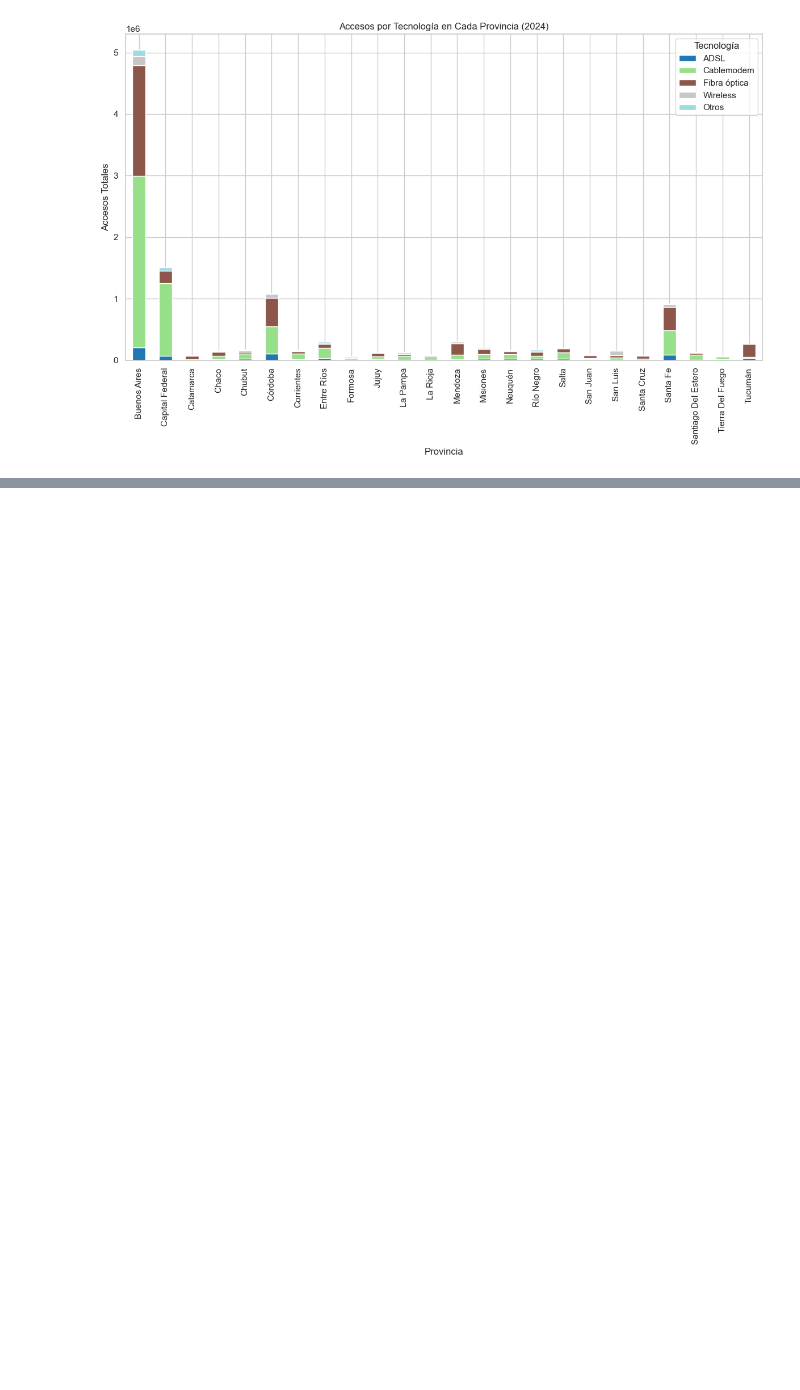
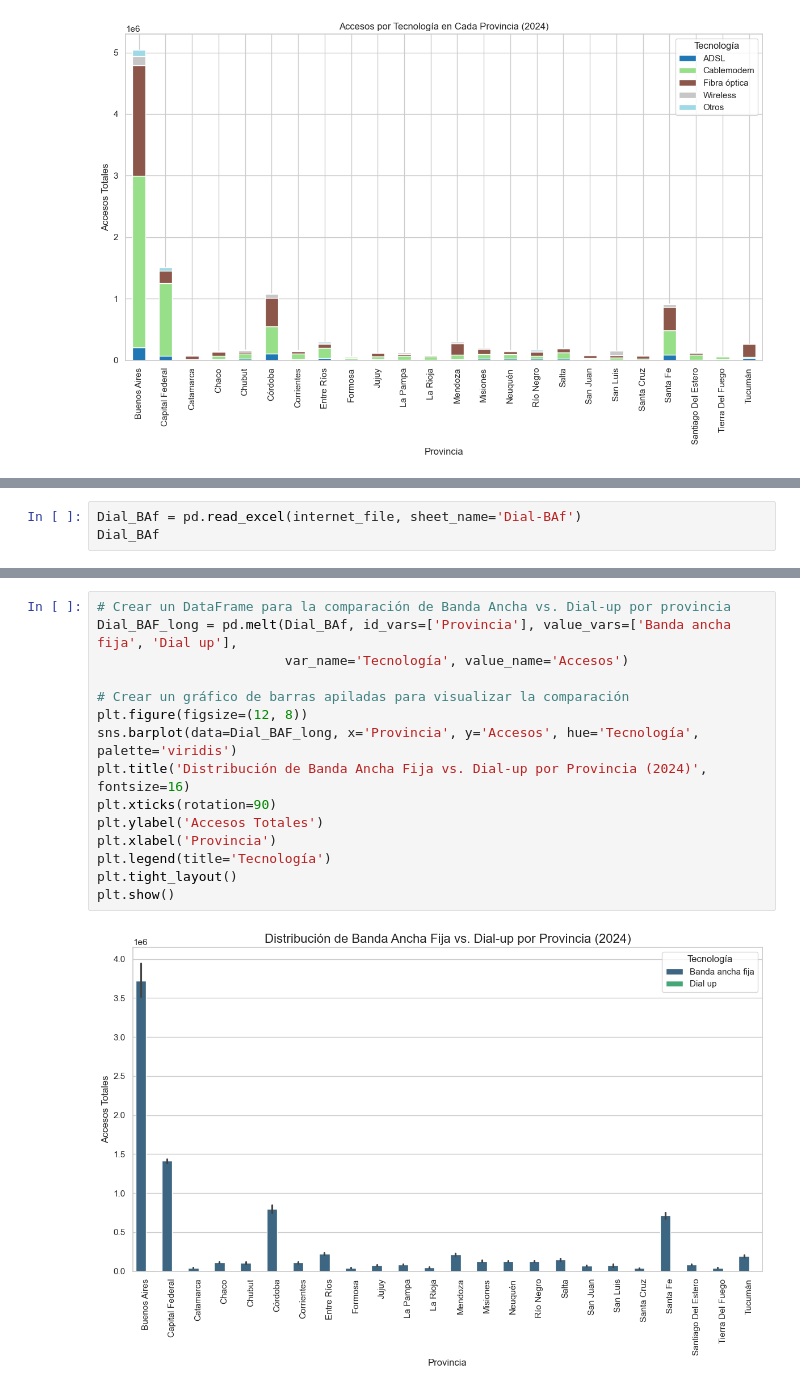
Before and after one commit to Melbutus/Data_Analyst_Telecomunicaciones, a Jupyter notebook: EDA.ipynb, the cells around one changed output, grey strips where cells are left out. Saved outputs shown, nothing was run; the diff lists cells and outputs as text; blank space fills up the shorter version.

```diff
--- a/EDA.ipynb
+++ b/EDA.ipynb
@@ -584,0 +675,3 @@ plt.show()
+# %%
+Dial_BAf = pd.read_excel(internet_file, sheet_name='Dial-BAf')
+Dial_BAf
@@ -584,0 +692,17 @@ plt.show()
+# %%
+# Crear un DataFrame para la comparación de Banda Ancha vs. Dial-up por provincia
+Dial_BAF_long = pd.melt(Dial_BAf, id_vars=['Provincia'], value_vars=['Banda ancha fija', 'Dial up'],
+                        var_name='Tecnología', value_name='Accesos')
+
+# Crear un gráfico de barras apiladas para visualizar la comparación
+plt.figure(figsize=(12, 8))
+sns.barplot(data=Dial_BAF_long, x='Provincia', y='Accesos', hue='Tecnología', palette='viridis')
+plt.title('Distribución de Banda Ancha Fija vs. Dial-up por Provincia (2024)', fontsize=16)
+plt.xticks(rotation=90)
+plt.ylabel('Accesos Totales')
+plt.xlabel('Provincia')
+plt.legend(title='Tecnología')
+plt.tight_layout()
+plt.show()
+# %% [output]
+[figure, added]
```
Also changed, not shown: parts of 13 cells of this notebook.
